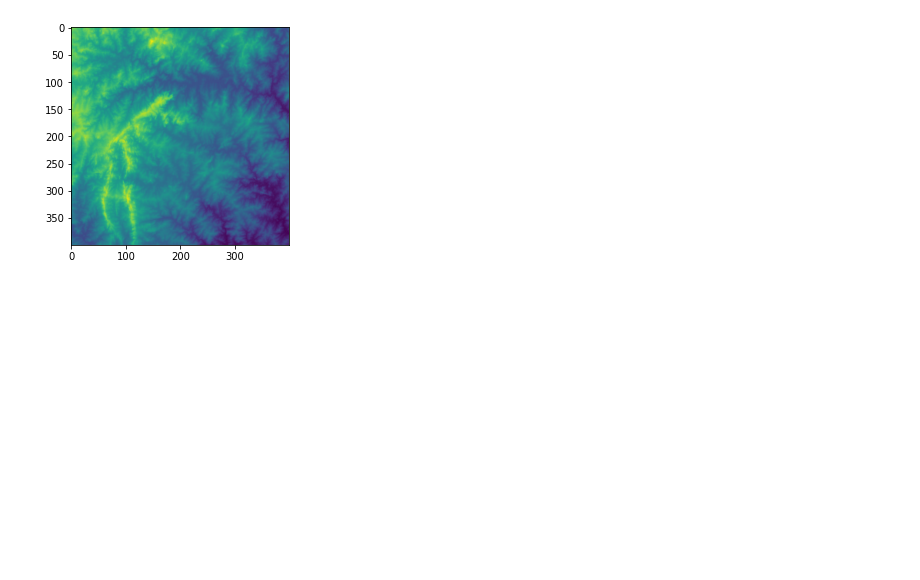
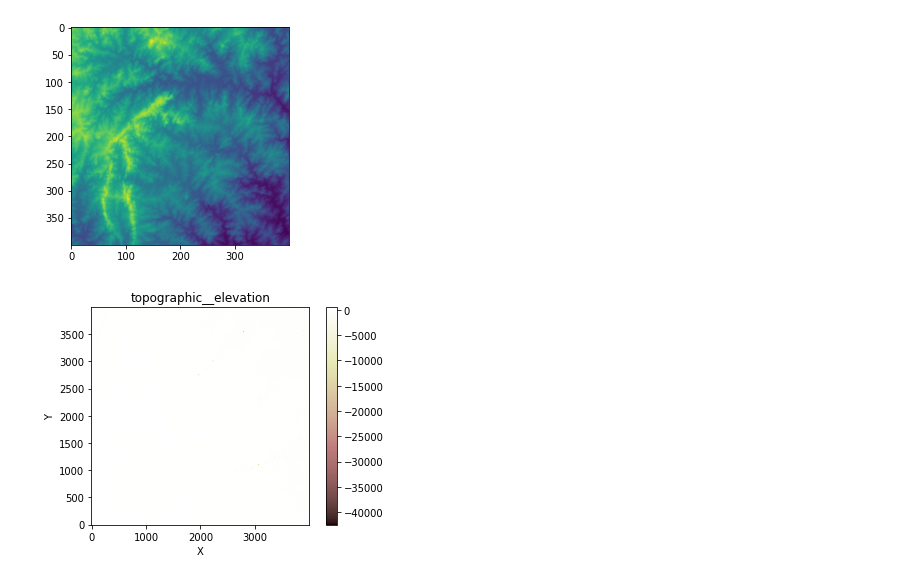
Before and after one commit to alanoMartins/LandLab_Explore, a Jupyter notebook: Visualizaçoes e subtraçoes otimizado.ipynb, the cells around one changed output. Saved outputs shown, nothing was run; the diff lists cells and outputs as text; code cells hidden in the pictures; blank space fills up the shorter version.

```diff
--- a/Visualizaçoes e subtraçoes otimizado.ipynb
+++ b/Visualizaçoes e subtraçoes otimizado.ipynb
@@ -98,3 +115,9 @@ plt.imshow(grid)
 # %% [output]
 <matplotlib.image.AxesImage at 0x...>
 [figure]
+# %%
+dem, z = read_esri_ascii("./testes_dispersao/asc_crop_ed_time_step_100/10_topographic__elevation.asc", name="topographic__elevation")
+# %%
+landlab.plot.imshow.imshow_grid_at_node(dem,"topographic__elevation")
+# %% [output]
+[figure, added]
```
Also changed, not shown: parts of 7 cells of this notebook, 7 other files.
